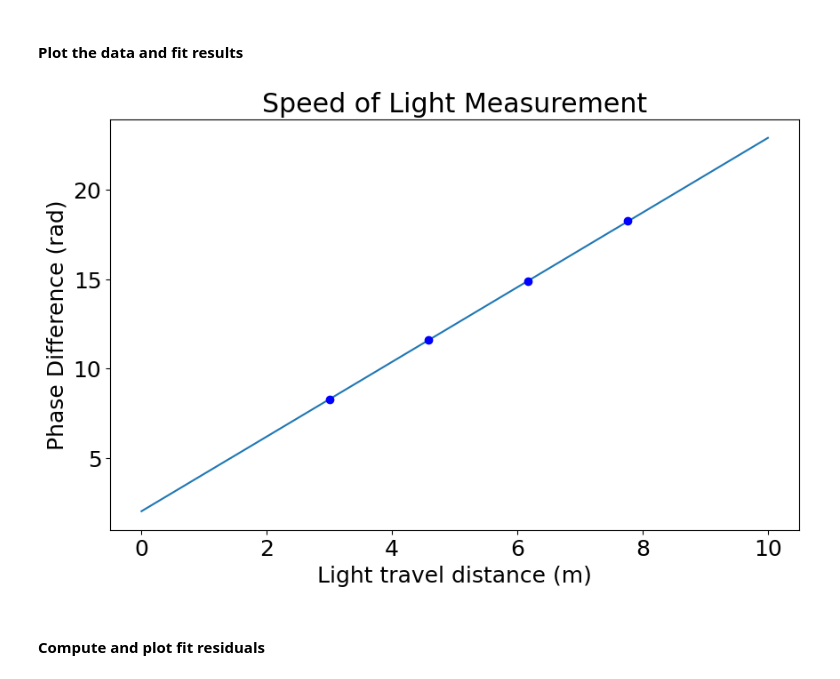
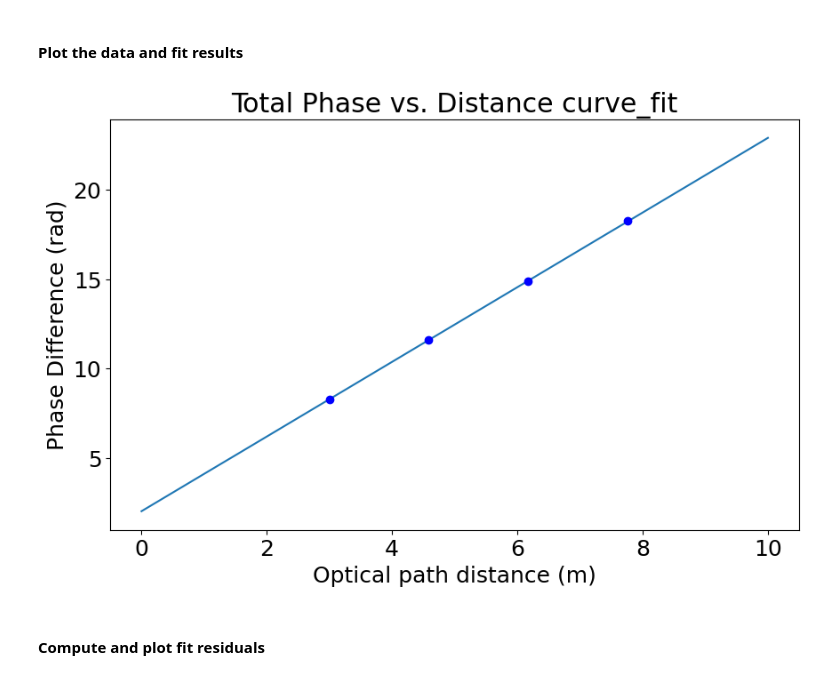
Before and after one commit to ArnavTheSharma/Umass-CS, a Jupyter notebook: Phys272/Lab5/SpeedOfLightLineFitExample.ipynb, the cells around one changed output. Drawn from its saved outputs; the diff is of its cells as text; code cells hidden in the pictures.

```diff
--- a/Phys272/Lab5/SpeedOfLightLineFitExample.ipynb
+++ b/Phys272/Lab5/SpeedOfLightLineFitExample.ipynb
@@ -59,28 +59,28 @@ The value of f/v is 0.33254 +/- 0.00005 1/m
 # %%
 xstart = 0
 xstop = 10
 
 plt.figure(figsize=(10, 6))
 plt.rc('font', size=18)
 
 # Plot the data
 plt.errorbar(distance2, phase_shift2, yerr=phase_shift_err2, fmt='bo')
 
 # Compute best-fit values
 xvalues = np.linspace(xstart, xstop, 100)
 yvalues_fit = StraightLine(xvalues, *line)
 
 # Plot the fit results
 plt.plot(xvalues, yvalues_fit)
 
 # Add title and axis labels
-plt.title('Speed of Light Measurement')
-plt.xlabel('Light travel distance (m)')
+plt.title('Total Phase vs. Distance curve_fit')
+plt.xlabel('Optical path distance (m)')
 plt.ylabel('Phase Difference (rad)')
 
 plt.show()
 # %% [output]
-[figure, old version]
+[figure, new version]
 # %% [markdown]
 #### Compute and plot fit residuals
 # %%
```
Also changed, not shown: parts of 3 cells of this notebook, 2 other files.
